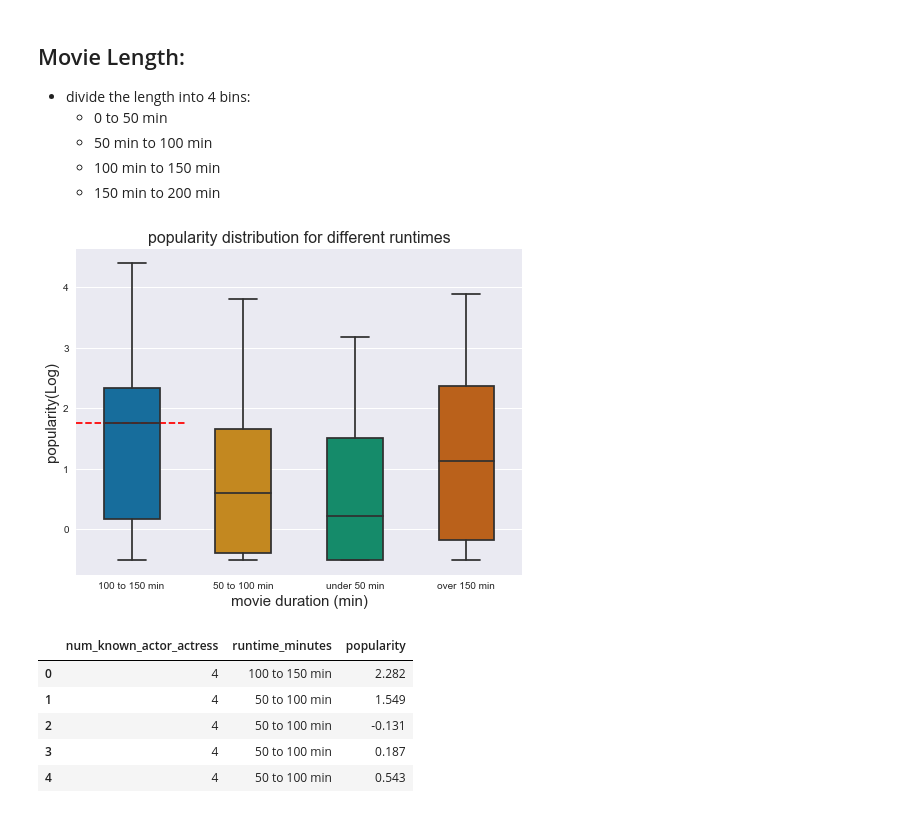
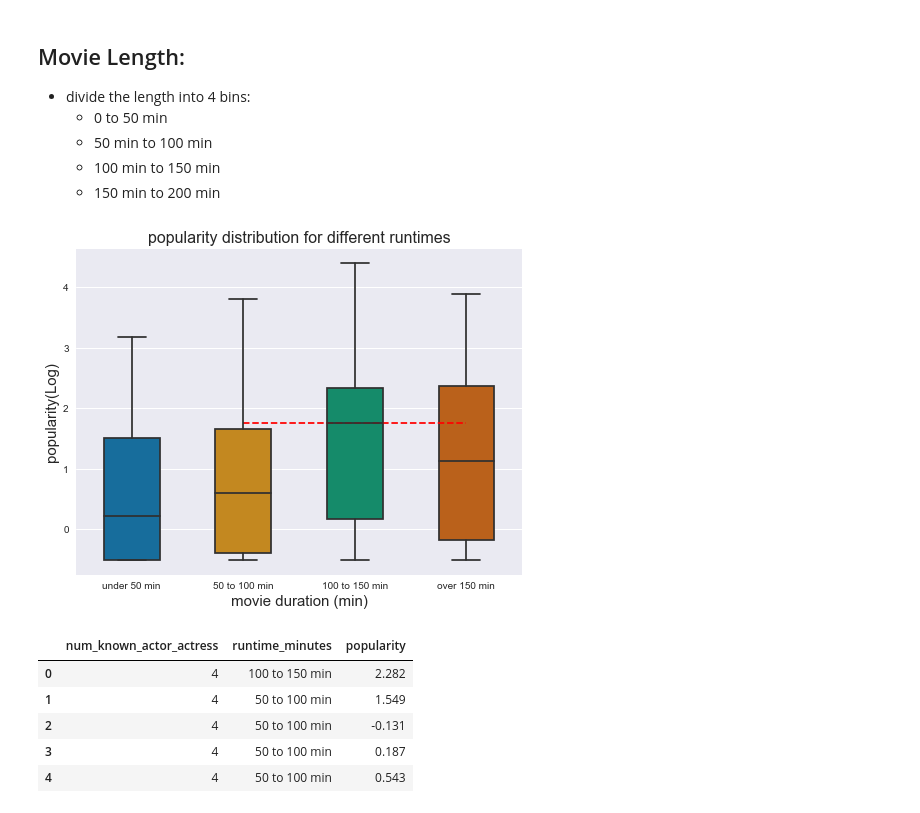
Before and after one commit to mzhou356/dc_ds_06_03_mod1_project, a Jupyter notebook: Mod1 NonTechnical Jupyter NoteBook.ipynb, the cells around one changed output. Saved outputs shown, nothing was run; the diff lists cells and outputs as text; code cells hidden in the pictures.

```diff
--- a/Mod1 NonTechnical Jupyter NoteBook.ipynb
+++ b/Mod1 NonTechnical Jupyter NoteBook.ipynb
@@ -159,20 +127,21 @@ plt.show()
 # %%
 # use binning helper function from hf to bin the run time into 4 categories
 performer_popularity.runtime_minutes = performer_popularity.runtime_minutes.apply(
     hf.binning)
 # plot group by runtime_minutes
 plt.figure(figsize=(8, 6))
 bplot = sns.boxplot(y='popularity', x='runtime_minutes',
                     data=performer_popularity,
                     width=0.5,
-                    palette="colorblind")
-plt.title('popularity distribution for different runtimes', fontdict={'fontsize':16})
-bplot.set_xlabel("movie duration (min)",fontsize=15)
-bplot.set_ylabel("popularity(Log)",fontsize=15)
-plt.hlines(y= 1.75, xmin=-0.5, xmax=0.5, linestyle='--', color='red')
+                    palette="colorblind", order=["under 50 min", "50 to 100 min", "100 to 150 min", 'over 150 min'])
+plt.title('popularity distribution for different runtimes',
+          fontdict={'fontsize': 16})
+bplot.set_xlabel("movie duration (min)", fontsize=15)
+bplot.set_ylabel("popularity(Log)", fontsize=15)
+plt.hlines(y=1.75, xmin=1, xmax=3, linestyle='--', color='red')
 plt.show()
 # %% [output]
-[figure, old version]
+[figure, new version]
 # %%
 # third dataframe wrangled for study performers and runtime
 performer_popularity.head()
```
Also changed, not shown: parts of 4 cells of this notebook.
